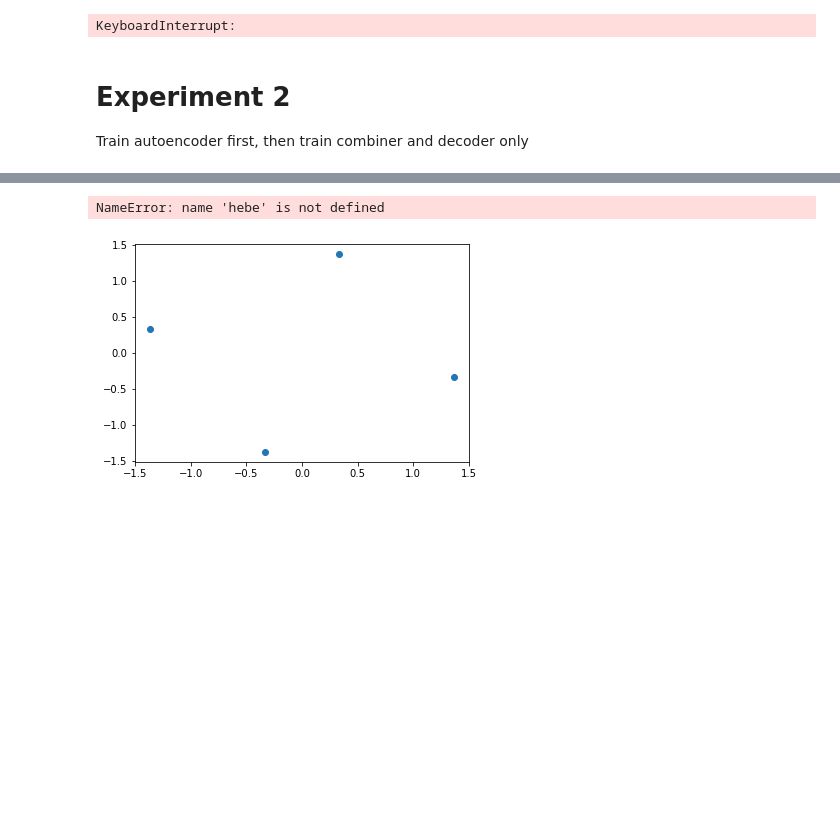
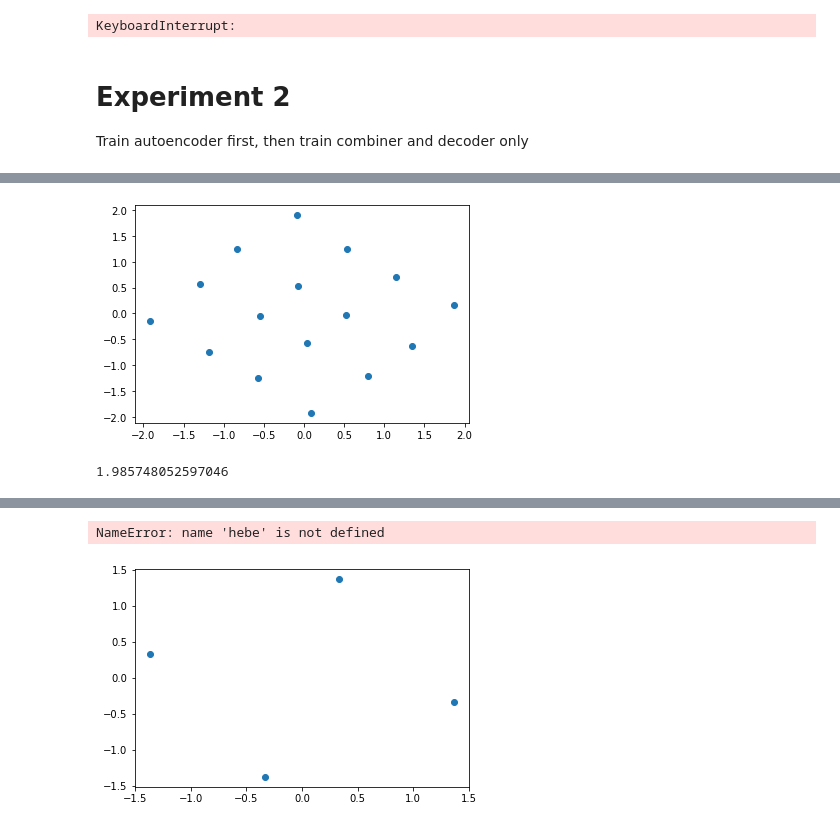
Before and after one commit to iamkucuk/AutoEnconderComm, a Jupyter notebook: Experiments.ipynb, the cells around one changed output, grey strips where cells are left out. Cells and saved outputs as stored; diff of their text form; code cells hidden in the pictures; blank space fills up the shorter version.

```diff
--- a/Experiments.ipynb
+++ b/Experiments.ipynb
@@ -226,0 +185,10 @@ _________________________________________________________________
+# %%
+encoder1.trainable = False
+# %%
+seed_everything(22)
+input_signal2 = Input(shape=(M,), name="input2")
+decoder1 = create_decoder([M * 4, M * 2, M], name="decoder1", activation="relu")
+decoder2 = create_decoder([M * 4, M * 2, M], name="decoder2", activation="relu")
+signal_input2 = create_inputs(R=R, H=H, t=0, k=1, ebno=ebno, name="transmit2")
+signal_input1 = create_inputs(R=R, H=H, t=0, k=0, ebno=ebno, name="transmit1")
+combiner = create_combiner(layer_sizes=[n_channel * 4, n_channel], activations=["relu", "tanh"], name="combiner")
@@ -226,0 +258,12 @@ _________________________________________________________________
+# %%
+hebe = plot_scatter_duo([encoder1, encoder1], combiner, show=True)
+# print(hebe)
+# %% [output]
+[figure, added]
+# %%
+hube = np.array(hebe)
+sig = np.array(hube[:, 0] + 1j * hube[:, 1])
+sig_power = np.sum(np.abs(sig**2)) / len(sig)
+sig_power
+# %% [output]
+1.985748052597046
```
Also changed, not shown: parts of 8 cells of this notebook, 1 other file.
